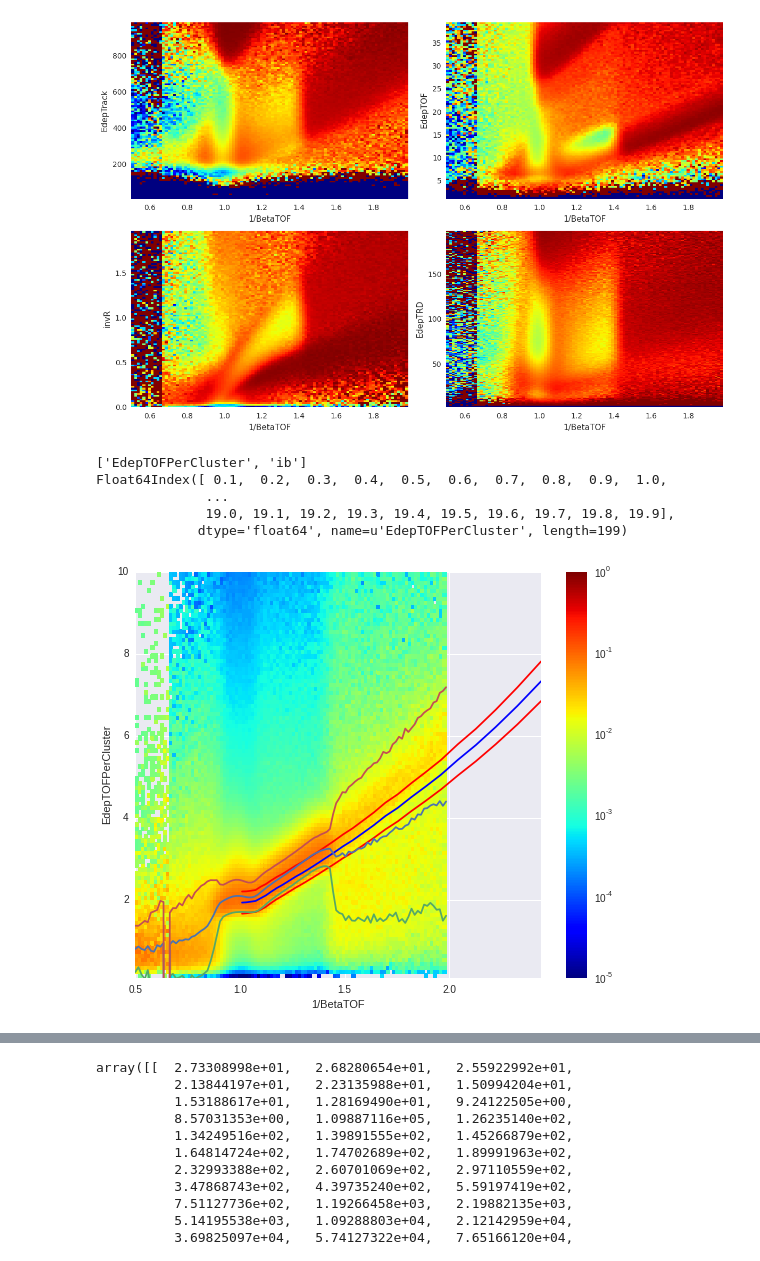
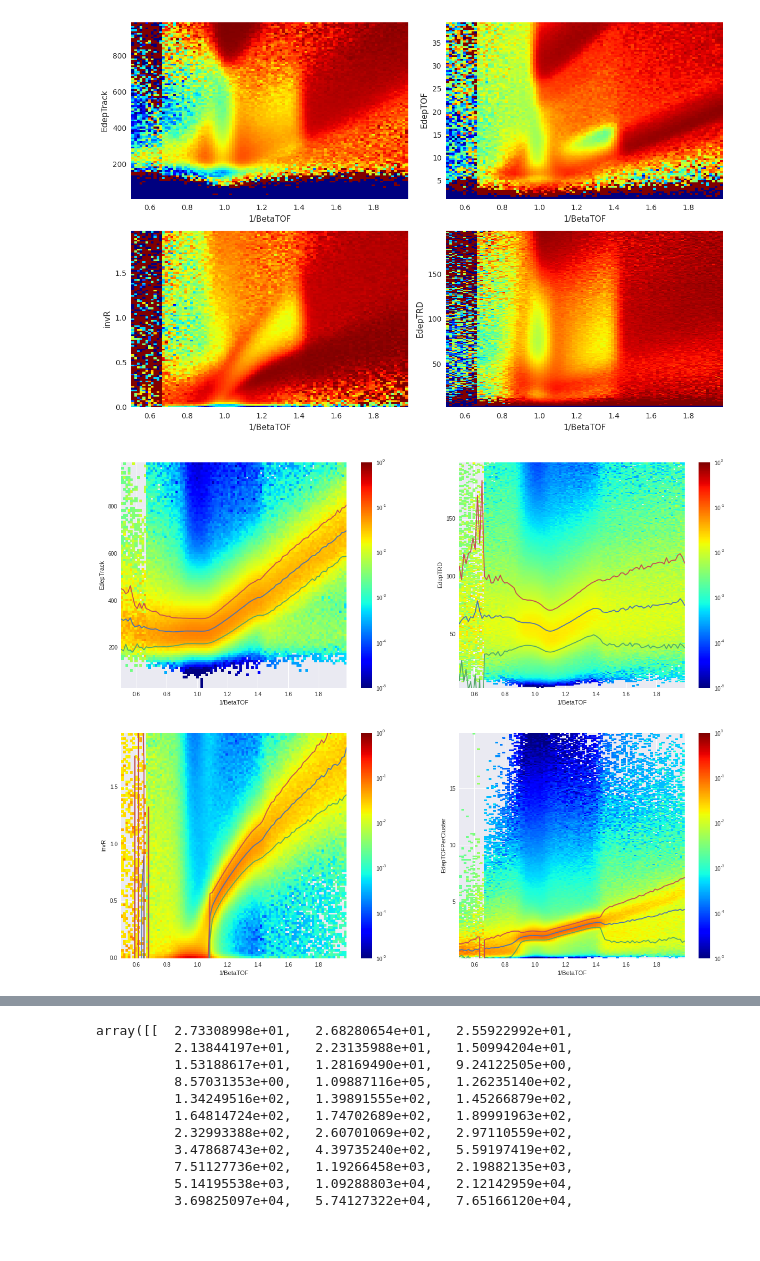
Before and after one commit to KKostya/AMSDeutons, a Jupyter notebook: doc/Notebooks/3DVariables/Resolutions_3D.ipynb, the cells around one changed output, grey strips where cells are left out. Saved outputs shown, nothing was run; the diff lists cells and outputs as text; code cells hidden in the pictures; blank space fills up the shorter version.

```diff
--- a/doc/Notebooks/3DVariables/Resolutions_3D.ipynb
+++ b/doc/Notebooks/3DVariables/Resolutions_3D.ipynb
@@ -252,44 +252,55 @@ def fitGaussianPerXSlice(frame,key):
 # %%
 # s.set(rc={'image.cmap': "jet"})
 
-frames = {key: framesMC[key] for key in framesMC if key in ['EdepTOFPerCluster'] }
+frames = {key: framesMC[key] for key in framesMC if key in ['EdepTrack','EdepTOFPerCluster','EdepTRD','invR'] }
 figsize(20,16)
+# frames = {key: framesMC[key] for key in framesMC if key in ['EdepTrack'] }
 
 
 
-def plotFrancescoEnveloppes(xAxis,mean,sigma):
+
+def plotFrancescoEnveloppes(axes):
+    xAxis,mean,sigma = axes
     plot(xAxis,mean,'b')
-    plot(xAxis,mean+sigma*(ETOFSwapped**2),'r')
-    plot(xAxis,mean-sigma*(ETOFSwapped**2),'r')
+    plot(xAxis,mean+sigma*(mean**2),'r')
+    plot(xAxis,mean-sigma*(mean**2),'r')
+
+francescoAxes=dict()
+
+francescoAxes['EdepTrack']=[[ib for ib in 1/betacent[::-1] if ib < 2],
+                            ETrack[::-1][:len(invBeta)]*1000*2,
+                            sigmaEtrackinv[::-1][:len(invBeta)]/1e3]
+
+francescoAxes['EdepTOFPerCluster']=[1/Beta_cent[::-1],
+                                    ETOF[::-1],
+                                    sigmaEtofinv[::-1]]
+
+francescoAxes['EdepTRD']=[  1/Beta_cent[::-1],
+                            ETRD[::-1],
+                            sigmaEtofinv[::-1]]
+
 
 for n, k in enumerate(frames):
     subplot(2,2,n+1,)
 
     frame = frames[k]
     gaussian=fitGaussianPerXSlice(frame,k)
-    print list(frame.columns[:-1])
     frame = frame.set_index(list(frame.columns[:-1])).unstack().fillna(0)['Counts']
-    print frame.index
     frame /= frame.sum(axis=0)
-    fig=plot_matrix(frame, norm=LogNorm(vmin=10**(-5),vmax=1),ySup=10)
+    fig=plot_matrix(frame, norm=LogNorm(vmin=10**(-5),vmax=1))
     colorbar(fig)
-    plotFrancescoEnveloppes(1/Beta_cent[::-1],ETOF[::-1], sigmaEtofinv[::-1])
 
+#     plotFrancescoEnveloppes(francescoAxes[k])
 
-    mean = pd.Series(gausParam.T[1],frame.columns.values)
-    sigmaAboveMean = pd.Series(gausParam.T[1] + gausParam.T[2],frame.columns.values)
-    sigmaBelowMean = pd.Series(gausParam.T[1] - gausParam.T[2],frame.columns.values)
+    mean = pd.Series(gaussian.T[1],frame.columns.values)
+    sigmaAboveMean = pd.Series(gaussian.T[1] + gaussian.T[2],frame.columns.values)
+    sigmaBelowMean = pd.Series(gaussian.T[1] - gaussian.T[2],frame.columns.values)
 
     mean.plot()
     sigmaBelowMean.plot()
     sigmaAboveMean.plot()
 
     xlabel("1/BetaTOF")
     ylabel(k)
 # %% [output]
-['EdepTOFPerCluster', 'ib']
-Float64Index([ 0.1,  0.2,  0.3,  0.4,  0.5,  0.6,  0.7,  0.8,  0.9,  1.0,
-              ...
-              19.0, 19.1, 19.2, 19.3, 19.4, 19.5, 19.6, 19.7, 19.8, 19.9],
-             dtype='float64', name=u'EdepTOFPerCluster', length=199)
-[figure, old version]
+[figure, new version]
```
Also changed, not shown: parts of 2 cells of this notebook.
